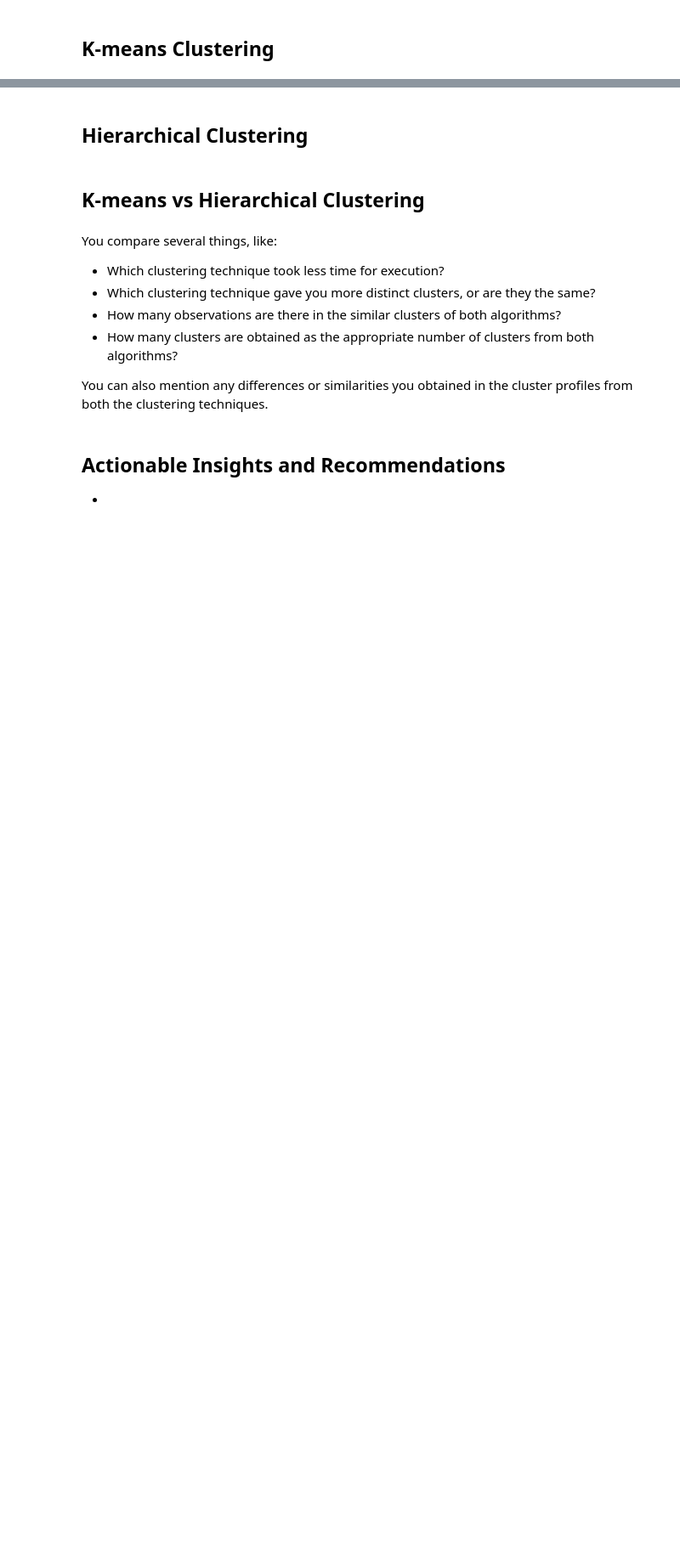
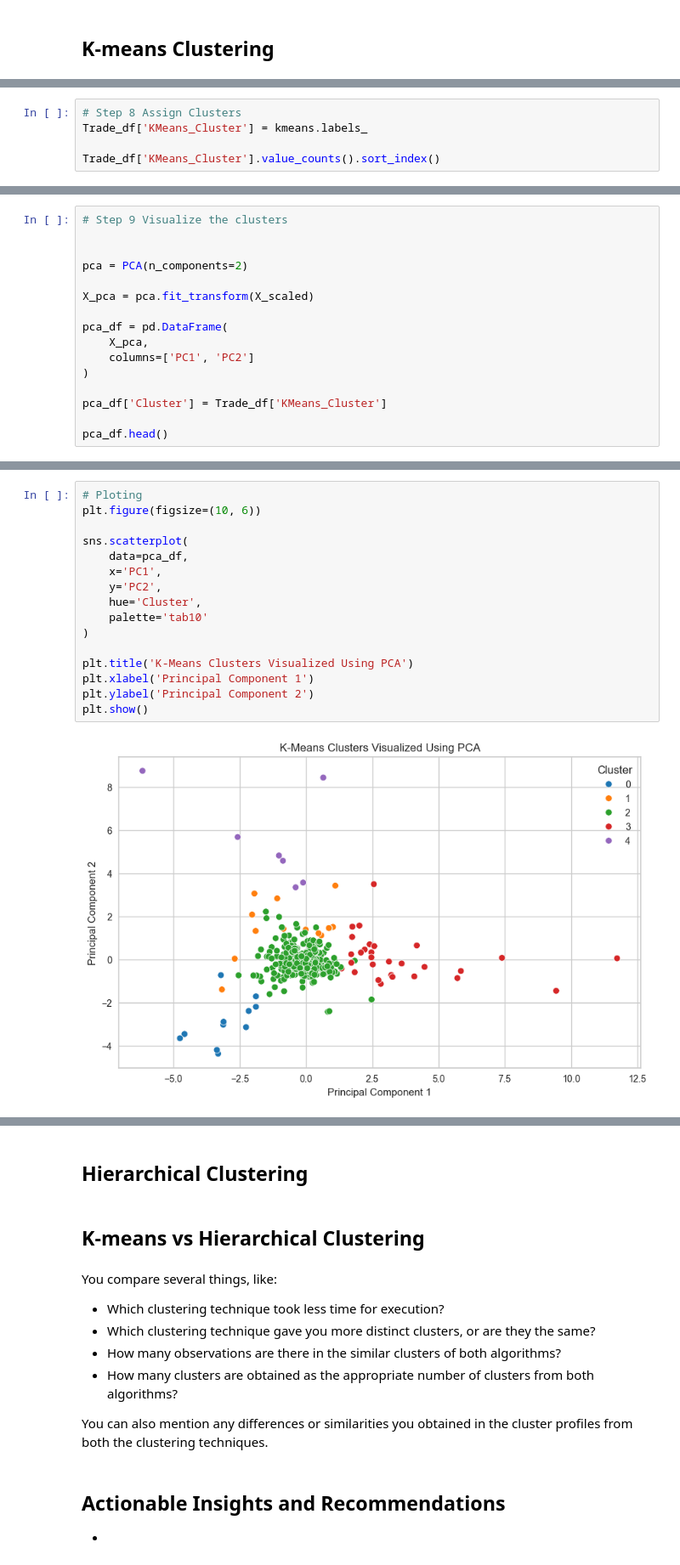
Before and after one commit to Irene-coder-dot/Trade-Ahead-Project, a Jupyter notebook: USL_Project_LearnerNotebook_FullCode.ipynb, the cells around one changed output, grey strips where cells are left out. Shown at 85% size. Drawn from its saved outputs; the diff is of its cells as text; blank space fills up the shorter version.

```diff
--- a/USL_Project_LearnerNotebook_FullCode.ipynb
+++ b/USL_Project_LearnerNotebook_FullCode.ipynb
@@ -677,0 +817,5 @@ X_scaled.describe().T
+# %%
+# Step 8 Assign Clusters
+Trade_df['KMeans_Cluster'] = kmeans.labels_
+
+Trade_df['KMeans_Cluster'].value_counts().sort_index()
@@ -677,0 +846,16 @@ X_scaled.describe().T
+# %%
+# Step 9 Visualize the clusters
+
+
+pca = PCA(n_components=2)
+
+X_pca = pca.fit_transform(X_scaled)
+
+pca_df = pd.DataFrame(
+    X_pca,
+    columns=['PC1', 'PC2']
+)
+
+pca_df['Cluster'] = Trade_df['KMeans_Cluster']
+
+pca_df.head()
@@ -677,0 +869,18 @@ X_scaled.describe().T
+# %%
+# Ploting
+plt.figure(figsize=(10, 6))
+
+sns.scatterplot(
+    data=pca_df,
+    x='PC1',
+    y='PC2',
+    hue='Cluster',
+    palette='tab10'
+)
+
+plt.title('K-Means Clusters Visualized Using PCA')
+plt.xlabel('Principal Component 1')
+plt.ylabel('Principal Component 2')
+plt.show()
+# %% [output]
+[figure, added]
```
Also changed, not shown: parts of 23 cells of this notebook.
